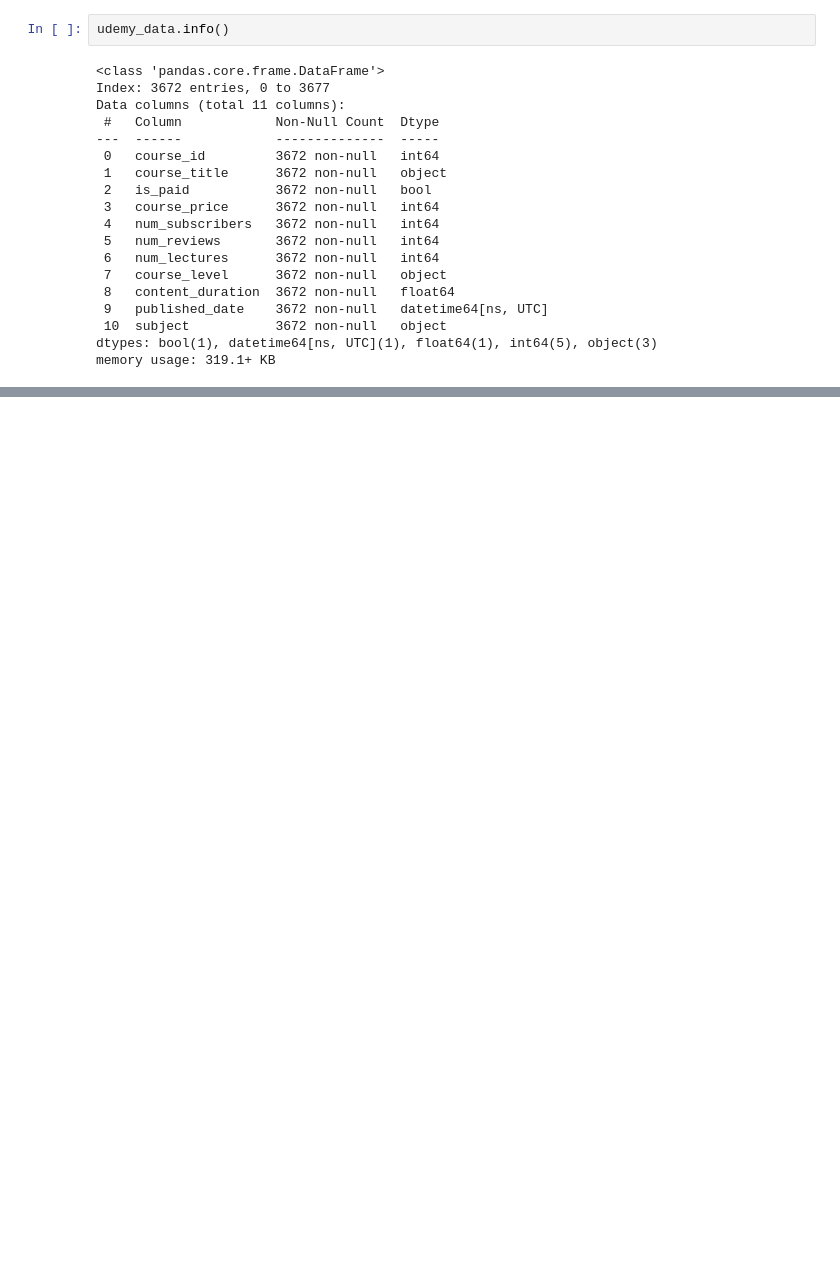
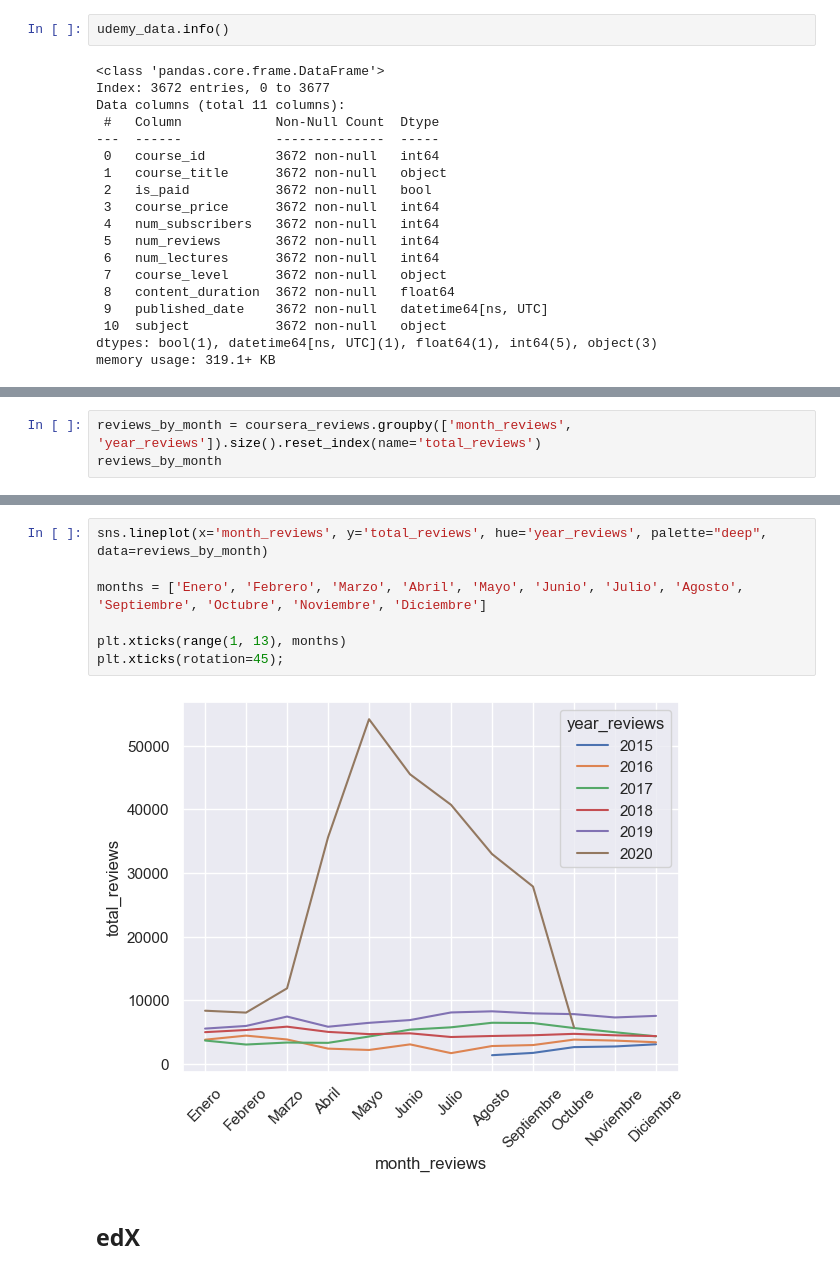
Before and after one commit to HolyGrace/MOOCalytics, a Jupyter notebook: notebooks/EDA.ipynb, the cells around one changed output, grey strips where cells are left out. Cells and saved outputs as stored; diff of their text form; blank space fills up the shorter version.

```diff
--- a/notebooks/EDA.ipynb
+++ b/notebooks/EDA.ipynb
@@ -451,0 +610,3 @@ memory usage: 319.1+ KB
+# %%
+reviews_by_month = coursera_reviews.groupby(['month_reviews', 'year_reviews']).size().reset_index(name='total_reviews')
+reviews_by_month
@@ -451,0 +627,11 @@ memory usage: 319.1+ KB
+# %%
+sns.lineplot(x='month_reviews', y='total_reviews', hue='year_reviews', palette="deep", data=reviews_by_month)
+
+months = ['Enero', 'Febrero', 'Marzo', 'Abril', 'Mayo', 'Junio', 'Julio', 'Agosto', 'Septiembre', 'Octubre', 'Noviembre', 'Diciembre']
+
+plt.xticks(range(1, 13), months)
+plt.xticks(rotation=45);
+# %% [output]
+[figure, added]
+# %% [markdown]
+## edX
```
Also changed, not shown: parts of 36 cells of this notebook.
